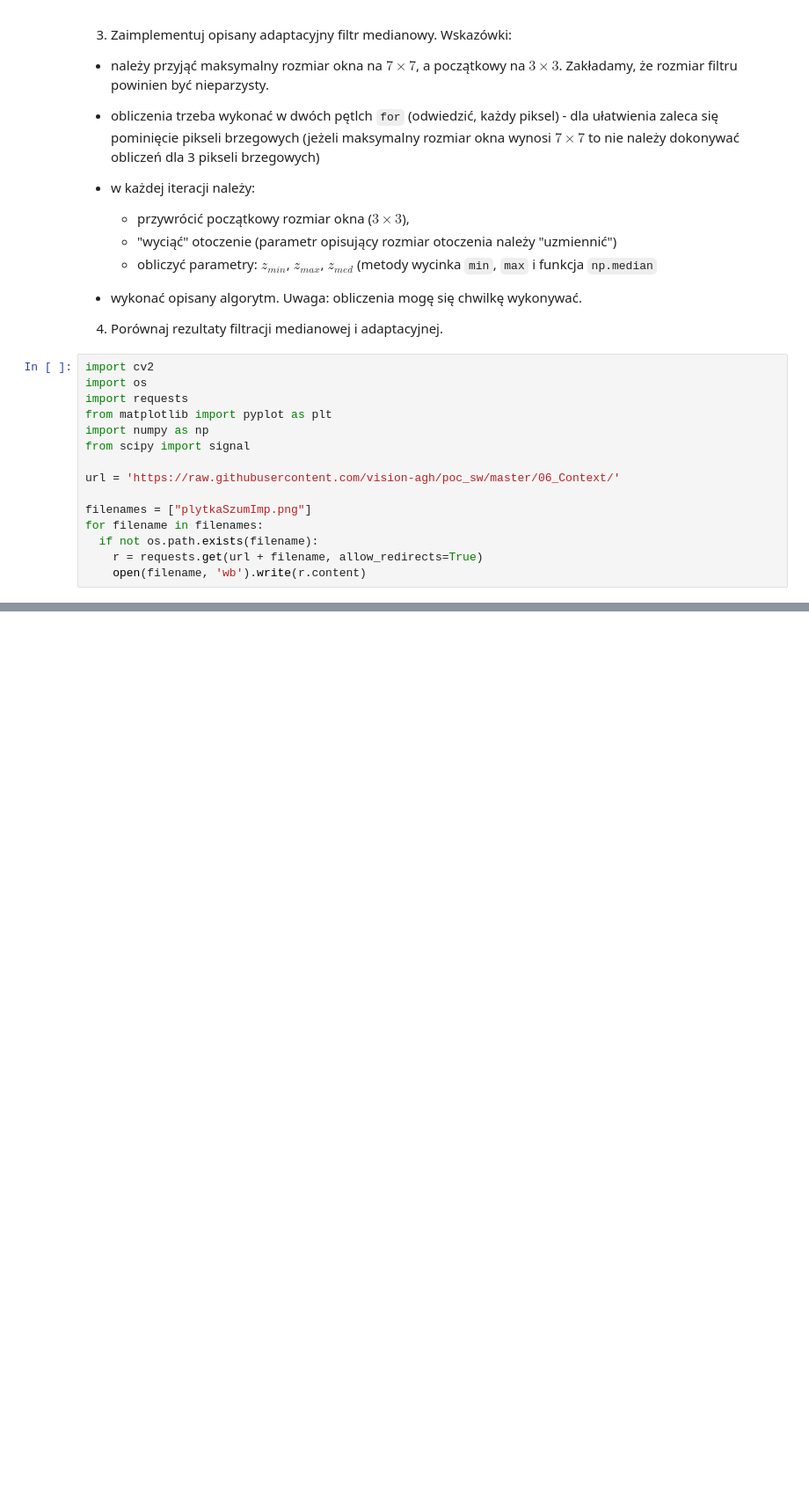
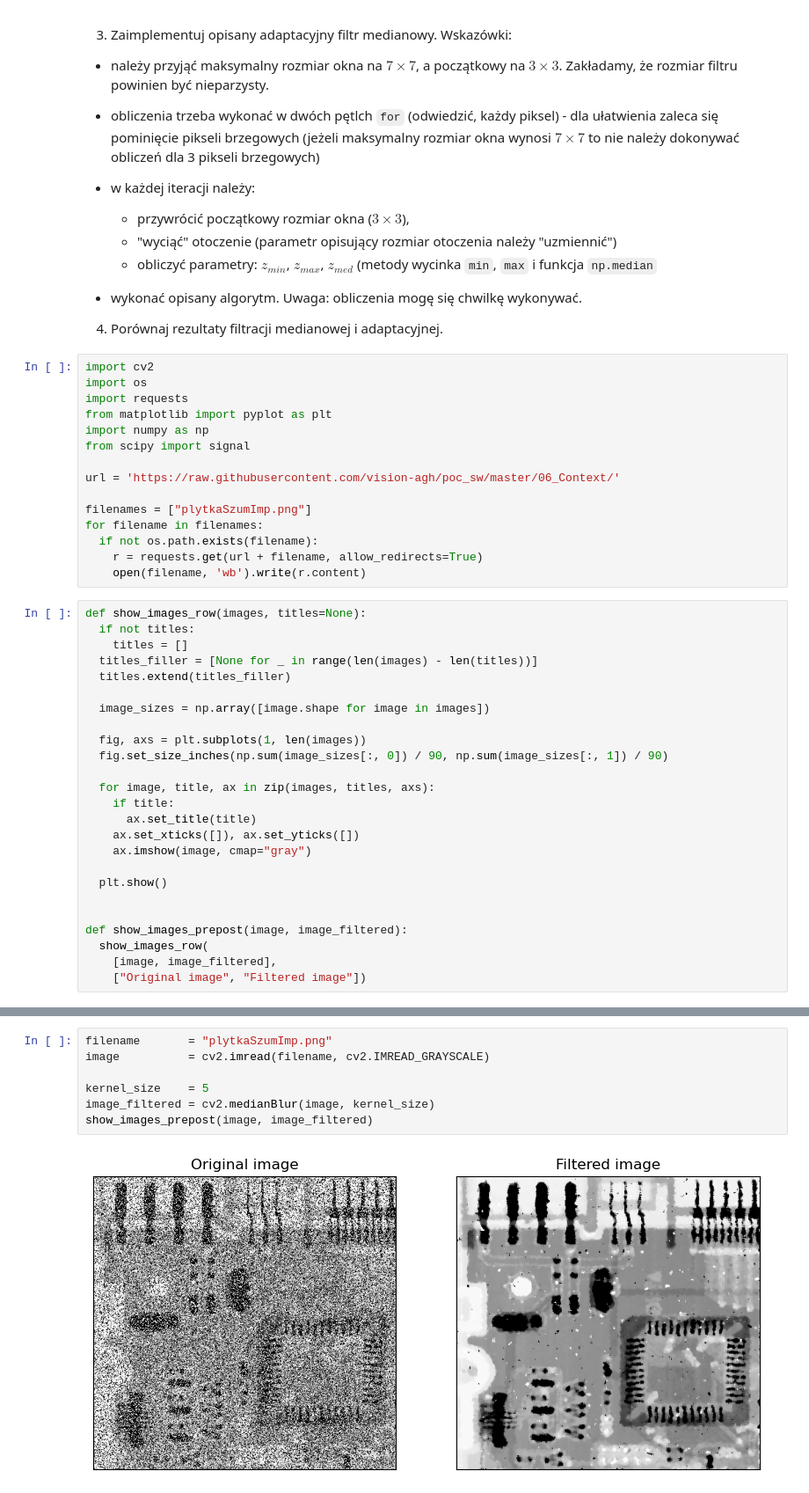
Before and after one commit to Szaroslav/introduction-to-digital-image-processing-agh-cs-course, a Jupyter notebook: lab6/lab6-home-assignment2.ipynb, the cells around one changed output, grey strips where cells are left out. Shown at 88% size. Cells and saved outputs as stored; diff of their text form; blank space fills up the shorter version.

```diff
--- a/lab6/lab6-home-assignment2.ipynb
+++ b/lab6/lab6-home-assignment2.ipynb
@@ -94,3 +94,28 @@ for filename in filenames:
   if not os.path.exists(filename):
     r = requests.get(url + filename, allow_redirects=True)
     open(filename, 'wb').write(r.content)
+# %%
+def show_images_row(images, titles=None):
+  if not titles:
+    titles = []
+  titles_filler = [None for _ in range(len(images) - len(titles))]
+  titles.extend(titles_filler)
+
+  image_sizes = np.array([image.shape for image in images])
+
+  fig, axs = plt.subplots(1, len(images))
+  fig.set_size_inches(np.sum(image_sizes[:, 0]) / 90, np.sum(image_sizes[:, 1]) / 90)
+
+  for image, title, ax in zip(images, titles, axs):
+    if title:
+      ax.set_title(title)
+    ax.set_xticks([]), ax.set_yticks([])
+    ax.imshow(image, cmap="gray")
+
+  plt.show()
+
+
+def show_images_prepost(image, image_filtered):
+  show_images_row(
+    [image, image_filtered],
+    ["Original image", "Filtered image"])
@@ -96,0 +150,9 @@ for filename in filenames:
+# %%
+filename       = "plytkaSzumImp.png"
+image          = cv2.imread(filename, cv2.IMREAD_GRAYSCALE)
+
+kernel_size    = 5
+image_filtered = cv2.medianBlur(image, kernel_size)
+show_images_prepost(image, image_filtered)
+# %% [output]
+[figure, added]
```
Also changed, not shown: parts of 2 cells of this notebook.
